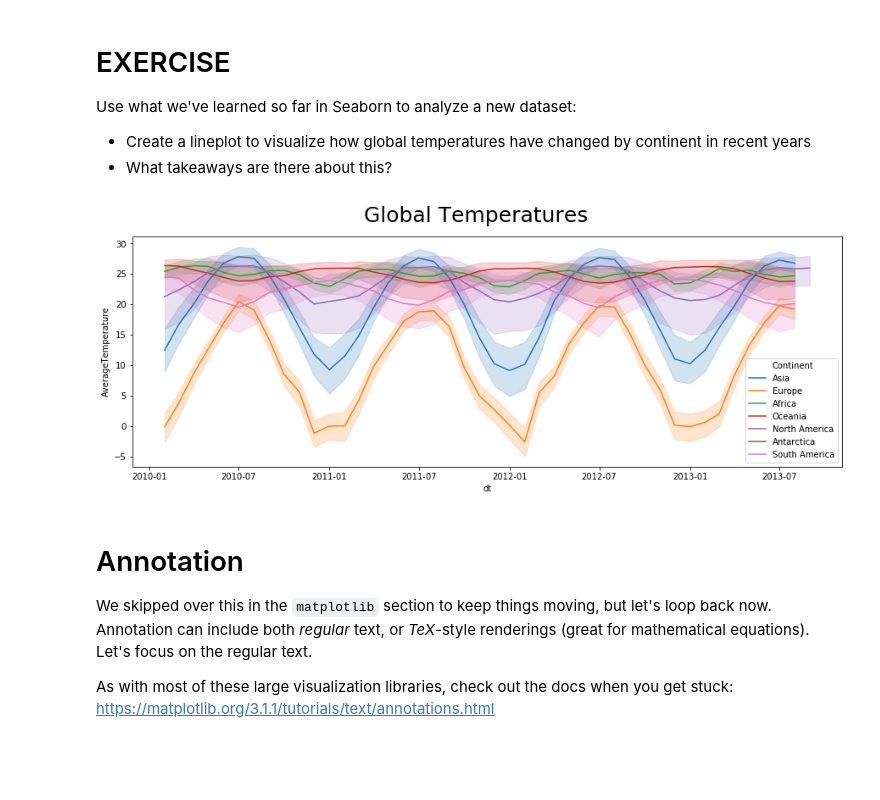
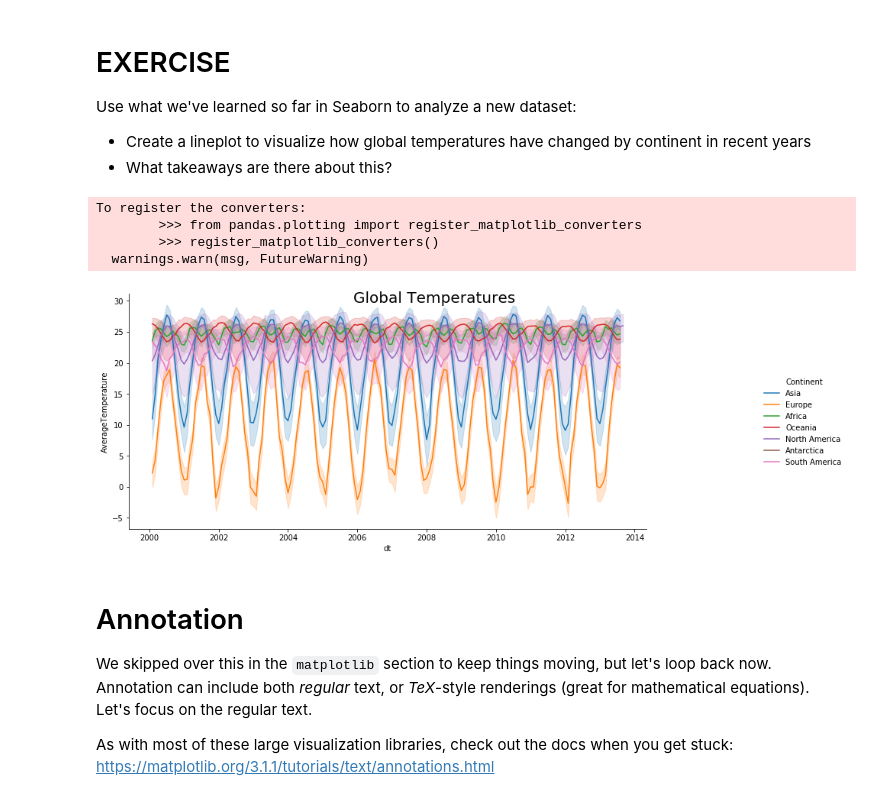
Before and after one commit to lucasdurand/visualization-seminar, a Jupyter notebook: Part 2 - Static Plots/Seaborn.ipynb, the cells around one changed output. Drawn from its saved outputs; the diff is of its cells as text; code cells hidden in the pictures; blank space fills up the shorter version.

```diff
--- a/Part 2 - Static Plots/Seaborn.ipynb
+++ b/Part 2 - Static Plots/Seaborn.ipynb
@@ -97,13 +134,16 @@ Use what we've learned so far in Seaborn to analyze a new dataset:
 
 - Create a lineplot to visualize how global temperatures have changed by continent in recent years
 - What takeaways are there about this?
-# %%
-very_recent = recent[recent.dt > '2010']
-fig, ax = plt.subplots(figsize=(15,5))
-fig.suptitle("Global Temperatures", fontsize=25)
-sns.lineplot(data=very_recent, x='dt', y='AverageTemperature', hue="Continent", ax=ax);
-# %% [output]
-[figure, removed]
+# %%
+g = sns.relplot(data=recent, x='dt', y='AverageTemperature', hue="Continent", kind="line")
+g.fig.suptitle("Global Temperatures", fontsize=20);
+g.fig.set_figwidth(15)
+# %% [output]
+To register the converters:
+        >>> from pandas.plotting import register_matplotlib_converters
+        >>> register_matplotlib_converters()
+  warnings.warn(msg, FutureWarning)
+[figure, added]
 # %% [markdown]
 # Annotation
 
```
Also changed, not shown: parts of 37 cells of this notebook, 2 other files.
